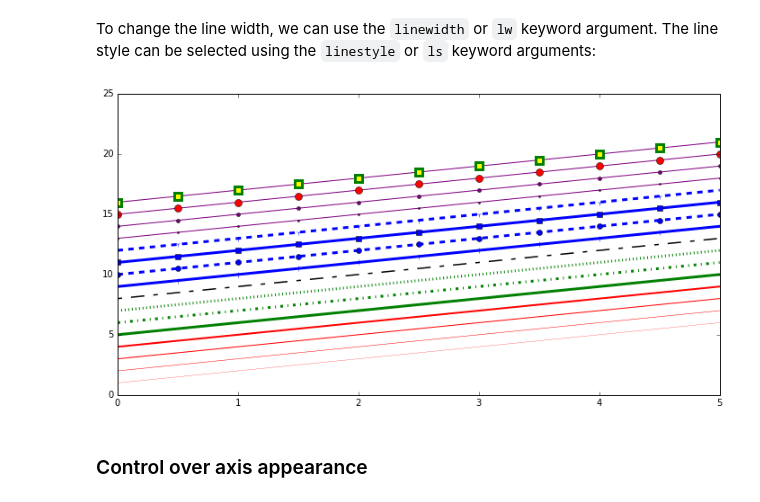
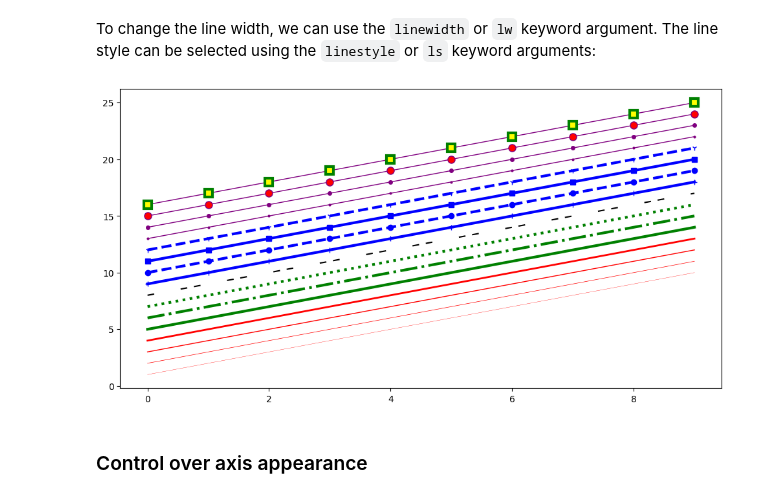
Before and after one commit to 14AMAN/Machine_Learning, a Jupyter notebook: Py_DS_ML_Bootcamp-master/Refactored_Py_DS_ML_Bootcamp-master/05-Data-Visualization-with-Matplotlib/01-Matplotlib Concepts Lecture.ipynb, the cells around one changed output. Saved outputs shown, nothing was run; the diff lists cells and outputs as text; code cells hidden in the pictures.

```diff
--- a/Py_DS_ML_Bootcamp-master/Refactored_Py_DS_ML_Bootcamp-master/05-Data-Visualization-with-Matplotlib/01-Matplotlib Concepts Lecture.ipynb
+++ b/Py_DS_ML_Bootcamp-master/Refactored_Py_DS_ML_Bootcamp-master/05-Data-Visualization-with-Matplotlib/01-Matplotlib Concepts Lecture.ipynb
@@ -311,37 +319,40 @@ ax.plot(x, x+3, color="#FF8C00")        # RGB hex code
 ### Line and marker styles
 # %% [markdown]
 To change the line width, we can use the `linewidth` or `lw` keyword argument. The line style can be selected using the `linestyle` or `ls` keyword arguments:
+# %%
+import numpy as np
+x=np.arange(10)
 # %%
 fig, ax = plt.subplots(figsize=(12,6))
 
 ax.plot(x, x+1, color="red", linewidth=0.25)
 ax.plot(x, x+2, color="red", linewidth=0.50)
 ax.plot(x, x+3, color="red", linewidth=1.00)
 ax.plot(x, x+4, color="red", linewidth=2.00)
 
 # possible linestype options ‘-‘, ‘–’, ‘-.’, ‘:’, ‘steps’
 ax.plot(x, x+5, color="green", lw=3, linestyle='-')
 ax.plot(x, x+6, color="green", lw=3, ls='-.')
 ax.plot(x, x+7, color="green", lw=3, ls=':')
 
 # custom dash
 line, = ax.plot(x, x+8, color="black", lw=1.50)
-line.set_dashes([5, 10, 15, 10]) # format: line length, space length, ...
+line.set_dashes([5, 20, 5, 5]) # format: line length, space length, ...
 
 # possible marker symbols: marker = '+', 'o', '*', 's', ',', '.', '1', '2', '3', '4', ...
 ax.plot(x, x+ 9, color="blue", lw=3, ls='-', marker='+')
 ax.plot(x, x+10, color="blue", lw=3, ls='--', marker='o')
 ax.plot(x, x+11, color="blue", lw=3, ls='-', marker='s')
 ax.plot(x, x+12, color="blue", lw=3, ls='--', marker='1')
 
 # marker size and color
 ax.plot(x, x+13, color="purple", lw=1, ls='-', marker='o', markersize=2)
 ax.plot(x, x+14, color="purple", lw=1, ls='-', marker='o', markersize=4)
 ax.plot(x, x+15, color="purple", lw=1, ls='-', marker='o', markersize=8, markerfacecolor="red")
 ax.plot(x, x+16, color="purple", lw=1, ls='-', marker='s', markersize=8,
         markerfacecolor="yellow", markeredgewidth=3, markeredgecolor="green");
 # %% [output]
-[figure, old version]
+[figure, new version]
 # %% [markdown]
 ### Control over axis appearance
 # %% [markdown]
```
Also changed, not shown: parts of 11 cells of this notebook.
